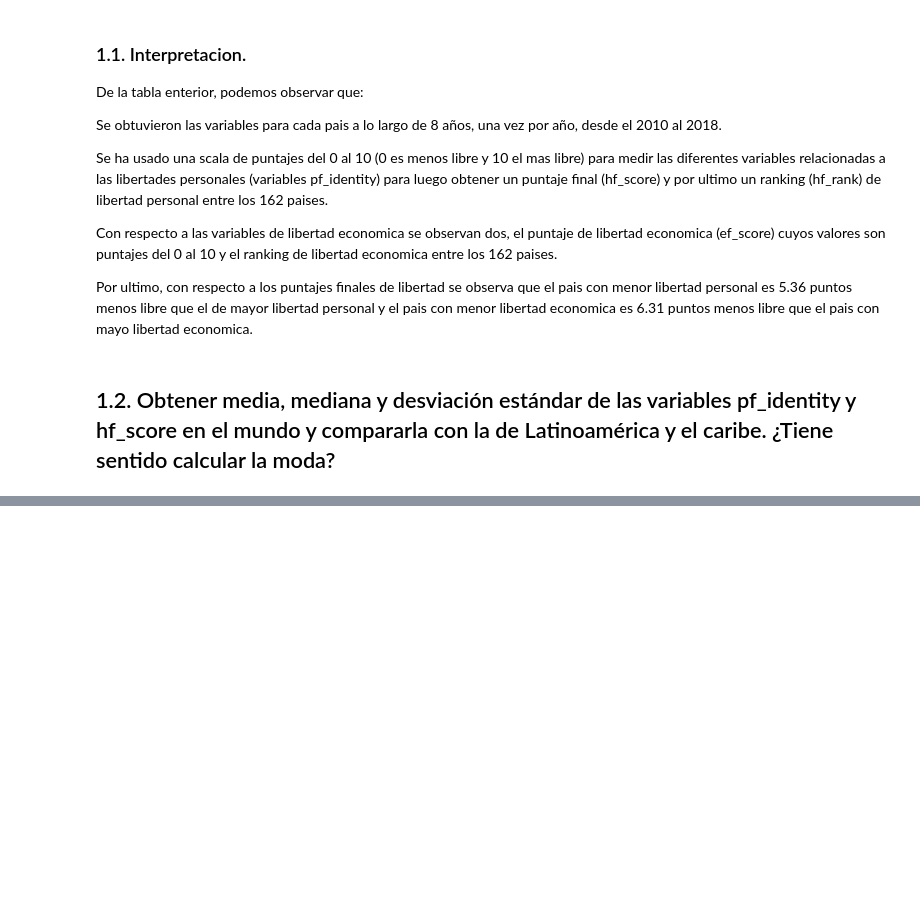
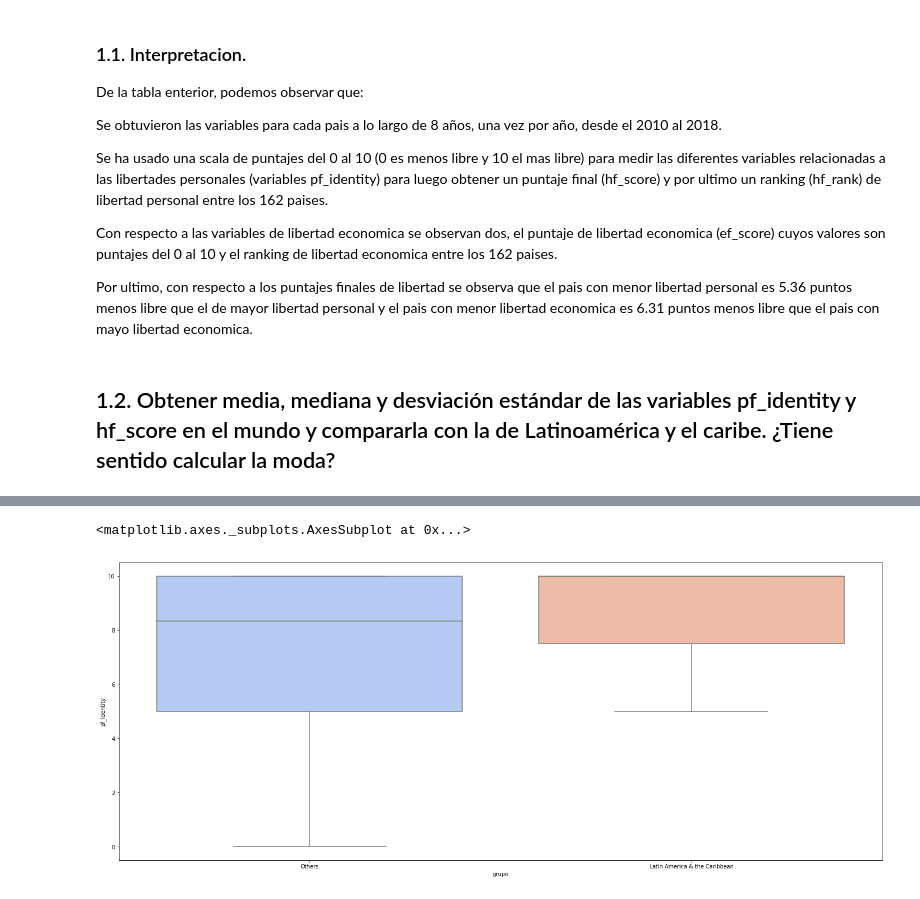
Before and after one commit to fpaludi/DiploDatos, a Jupyter notebook: practico1-demian-item-1.ipynb, the cells around one changed output, grey strips where cells are left out. Drawn from its saved outputs; the diff is of its cells as text; code cells hidden in the pictures; blank space fills up the shorter version.

```diff
--- a/practico1-demian-items-1-2.ipynb
+++ b/practico1-demian-item-1.ipynb
@@ -119,0 +97,7 @@ la_y_caribe_group
+# %%
+w_dataset.loc[w_dataset['region'] == 'Latin America & the Caribbean', 'grupo'] = 'Latin America & the Caribbean'
+w_dataset.loc[w_dataset['region'] != 'Latin America & the Caribbean', 'grupo'] = 'Others'
+## Remuevo valores NaN
+w_dataset_cleaned = w_dataset[['year', 'countries', 'grupo', 'pf_identity', 'hf_score']].dropna()
+## Una pequeña descripcion para saber con que valores estoy tratando
+w_dataset_cleaned.describe()
@@ -119,0 +196,14 @@ la_y_caribe_group
+# %%
+## Outliers por grupo usando x veces la distancia a la media.
+
+w_dataset_cleaned['pf_identity_zscore'] = zscore(w_dataset_cleaned["pf_identity"])
+w_dataset_cleaned['hf_score_zscore'] = zscore(w_dataset_cleaned["hf_score"])
+
+pf_identity_zscore_outliers = w_dataset_cleaned["pf_identity_zscore"].apply(
+    ## Si zscore es menor 2.5 o mayor a 2.5, el valor observado esta en el 5% mas chico o mas grande.
+  lambda x: x <= -2.5 or x >= 2.5
+)
+hf_score_zscore_outliers = w_dataset_cleaned["hf_score_zscore"].apply(
+    ## Si zscore es menor 2.5 o mayor a 2.5, el valor observado esta en el 5% mas chico o mas grande.
+  lambda x: x <= -2.5 or x >= 2.5
+)
@@ -119,0 +228,9 @@ la_y_caribe_group
+# %%
+## Outliers por grupo segun box plot.
+
+## Box plot para pf_identity
+plt.figure(figsize=(25,10))
+seaborn.boxplot(x="grupo", y="pf_identity", data=w_dataset_cleaned, palette="coolwarm")
+# %% [output]
+<matplotlib.axes._subplots.AxesSubplot at 0x...>
+[figure, added]
```
Also changed, not shown: parts of 20 cells of this notebook.
